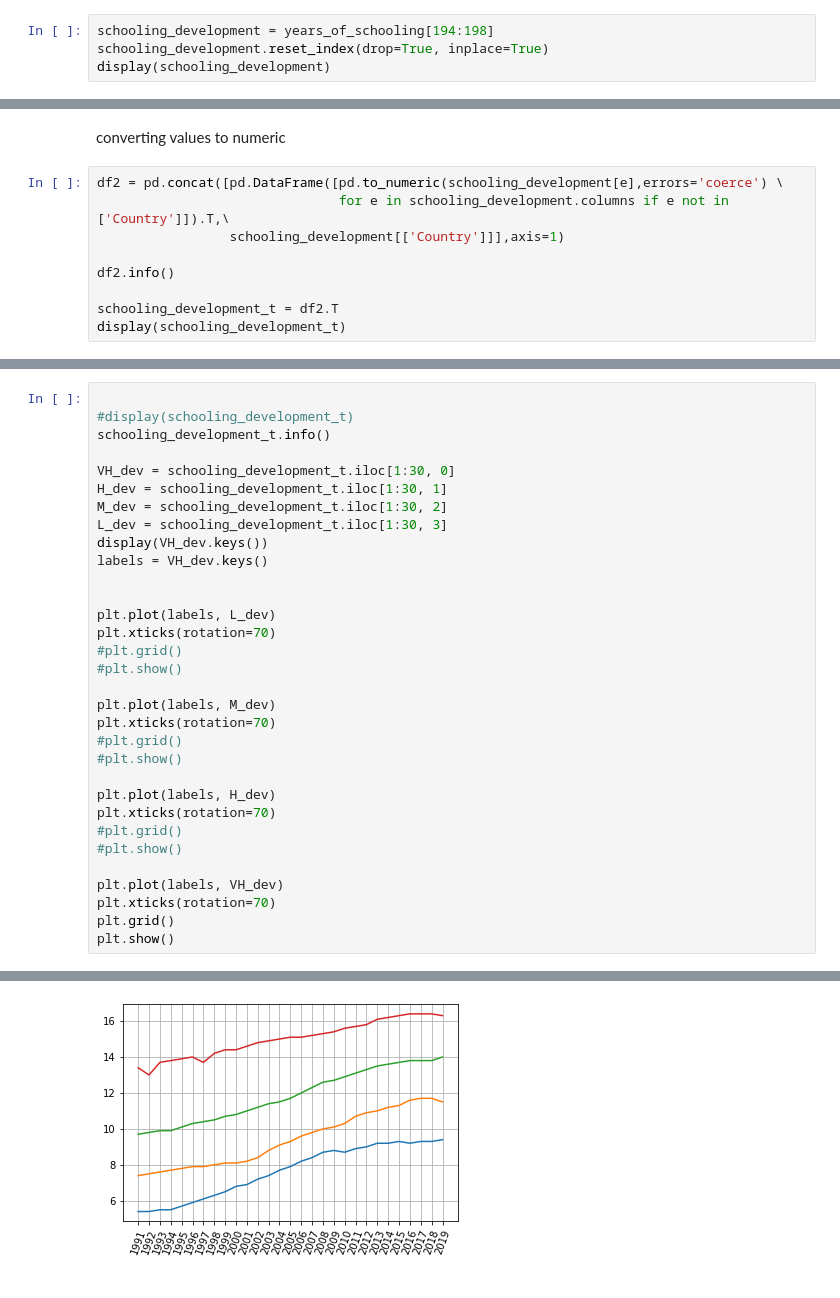
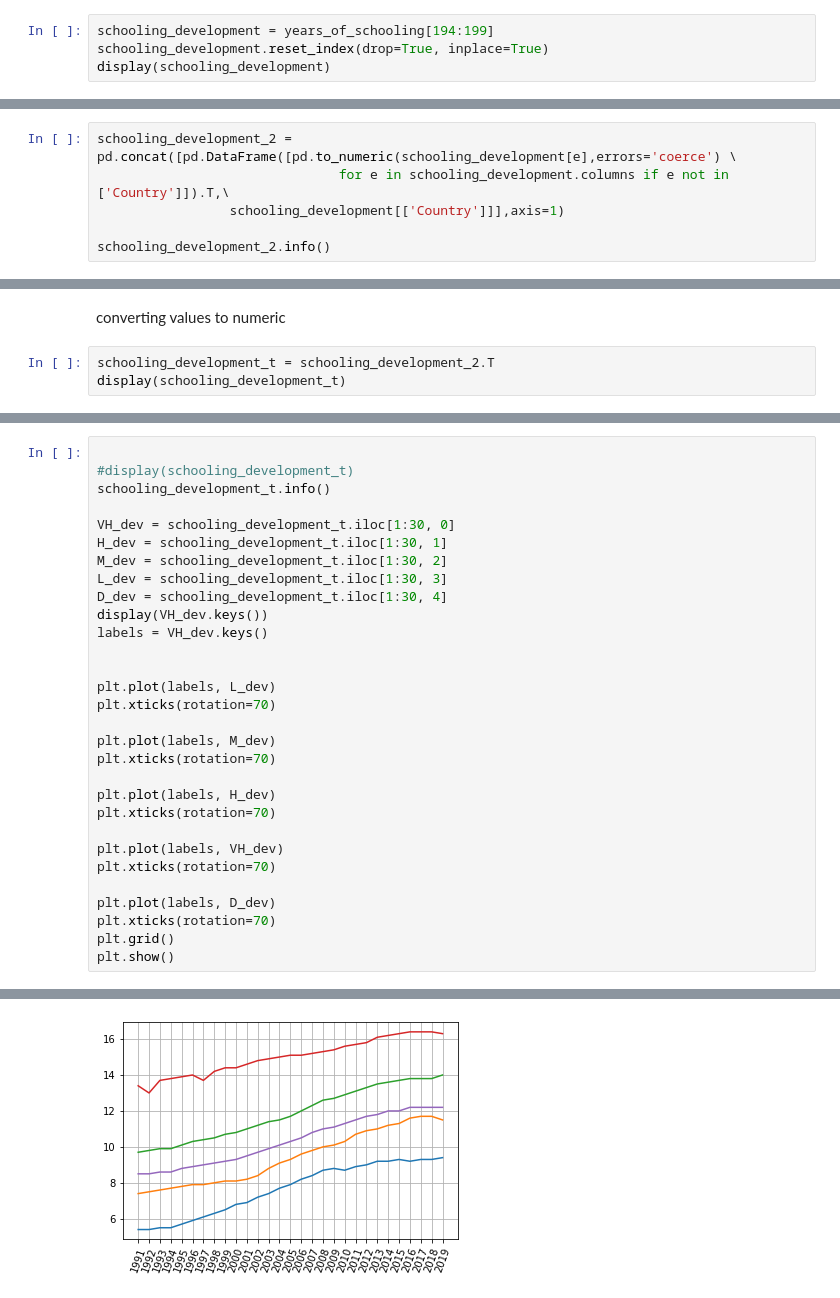
Before and after one commit to mara-ber/programing_for_data, a Jupyter notebook: project - education.ipynb, the cells around one changed output, grey strips where cells are left out. Saved outputs shown, nothing was run; the diff lists cells and outputs as text.

```diff
--- a/project - education.ipynb
+++ b/project - education.ipynb
@@ -92,5 +107,5 @@ years_of_schooling.tail(20)
 # %%
-schooling_development = years_of_schooling[194:198]
+schooling_development = years_of_schooling[194:199]
 schooling_development.reset_index(drop=True, inplace=True)
 display(schooling_development)
 # %% [output]
@@ -102,0 +119,6 @@ display(schooling_development)
+# %%
+schooling_development_2 = pd.concat([pd.DataFrame([pd.to_numeric(schooling_development[e],errors='coerce') \
+                               for e in schooling_development.columns if e not in ['Country']]).T,\
+                 schooling_development[['Country']]],axis=1)
+
+schooling_development_2.info()
@@ -159,12 +187,6 @@ Graphs for each level of development to see how the changes have been happenning
 # %% [markdown]
 converting values to numeric
 # %%
-df2 = pd.concat([pd.DataFrame([pd.to_numeric(schooling_development[e],errors='coerce') \
-                               for e in schooling_development.columns if e not in ['Country']]).T,\
-                 schooling_development[['Country']]],axis=1)
-
-df2.info()
-
-schooling_development_t = df2.T
+schooling_development_t = schooling_development_2.T
 display(schooling_development_t)
 # %% [output]
@@ -211,27 +216,25 @@ VH_dev = schooling_development_t.iloc[1:30, 0]
 H_dev = schooling_development_t.iloc[1:30, 1]
 M_dev = schooling_development_t.iloc[1:30, 2]
 L_dev = schooling_development_t.iloc[1:30, 3]
+D_dev = schooling_development_t.iloc[1:30, 4]
 display(VH_dev.keys())
 labels = VH_dev.keys()
 
 
 plt.plot(labels, L_dev)
 plt.xticks(rotation=70)
-#plt.grid()
-#plt.show()
 
 plt.plot(labels, M_dev)
 plt.xticks(rotation=70)
-#plt.grid()
-#plt.show()
 
 plt.plot(labels, H_dev)
 plt.xticks(rotation=70)
-#plt.grid()
-#plt.show()
 
 plt.plot(labels, VH_dev)
 plt.xticks(rotation=70)
+
+plt.plot(labels, D_dev)
+plt.xticks(rotation=70)
 plt.grid()
 plt.show()
 # %% [output]
@@ -249,7 +253,7 @@ memory usage: 2.4+ KB
 Index(['1991', '1992', '1993', '1994', '1995', '1996', '1997', '1998', '1999',
        '2000', '2001', '2002', '2003', '2004', '2005', '2006', '2007', '2008',
        '2009', '2010', '2011', '2012', '2013', '2014', '2015', '2016', '2017',
        '2018', '2019'],
       dtype='object')
-[figure, old version]
+[figure, new version]
 # %% [markdown]
```
Also changed, not shown: parts of 17 cells of this notebook.
